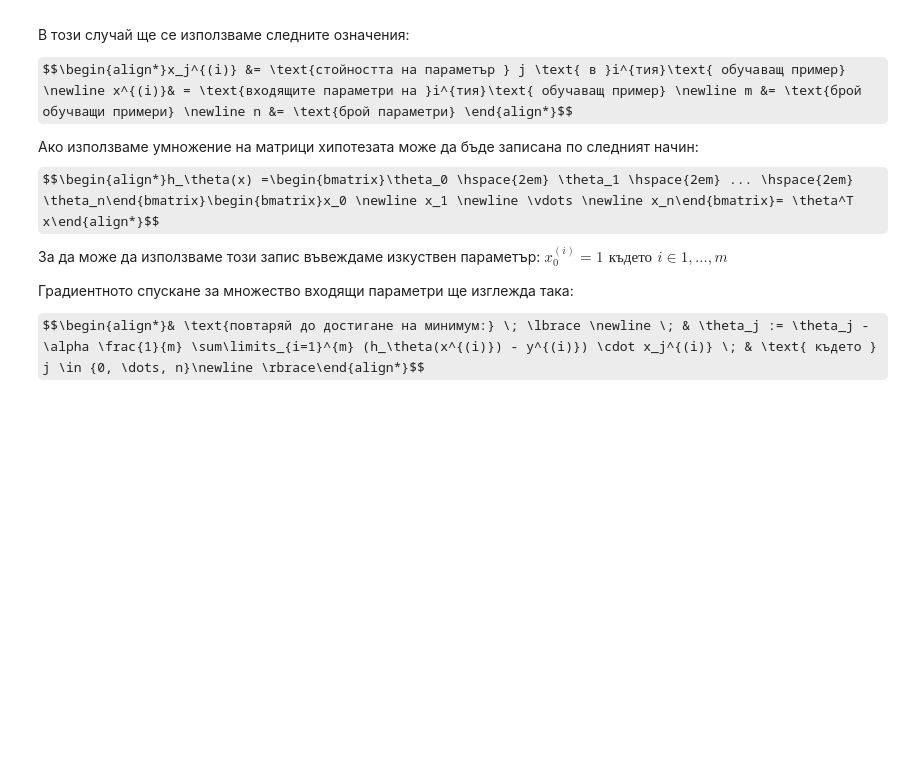
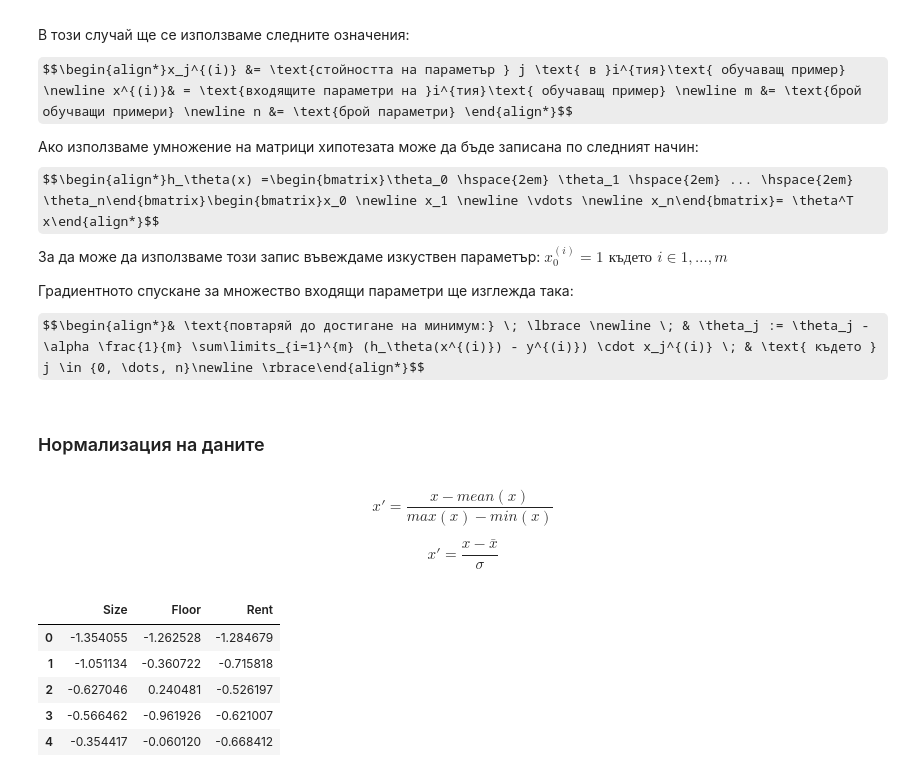
Before and after one commit to valyoh/mlclass, a Jupyter notebook: week1/Linear Regression.ipynb, the cells around one changed output. Drawn from its saved outputs; the diff is of its cells as text; code cells hidden in the pictures; some formulas as TeX source; blank space fills up the shorter version.

```diff
--- a/week1/Linear Regression.ipynb
+++ b/week1/Linear Regression.ipynb
@@ -213,3 +214,23 @@ $$\begin{align*}h_\theta(x) =\begin{bmatrix}\theta_0 \hspace{2em} \theta_1 \hspa
 Градиентното спускане за множество входящи параметри ще изглежда така:
 
 $$\begin{align*}& \text{повтаряй до достигане на минимум:} \; \lbrace \newline \; & \theta_j := \theta_j - \alpha \frac{1}{m} \sum\limits_{i=1}^{m} (h_\theta(x^{(i)}) - y^{(i)}) \cdot x_j^{(i)} \; & \text{ където } j \in {0, \dots, n}\newline \rbrace\end{align*}$$
+# %% [markdown]
+### Нормализация на даните
+# %% [markdown]
+$$x'= \frac {x - mean(x)}{max(x) - min(x)}$$
+
+$$x'= \frac {x - \bar{x}}{\sigma}$$
+# %%
+import os
+import pandas as pd
+path = os.getcwd() + '/houseprices1.txt'
+data2 = pd.read_csv(path, header=None, names=['Size', 'Floor', 'Rent'])
+data2 = (data2 - data2.mean()) / data2.std()
+data2.head()
+# %% [output]
+|  | Size | Floor | Rent |
+| 0 | -1.354055 | -1.262528 | -1.284679 |
+| 1 | -1.051134 | -0.360722 | -0.715818 |
+| 2 | -0.627046 | 0.240481 | -0.526197 |
+| 3 | -0.566462 | -0.961926 | -0.621007 |
+| 4 | -0.354417 | -0.060120 | -0.668412 |
```
Also changed, not shown: parts of 1 cell of this notebook, 4 other files.
